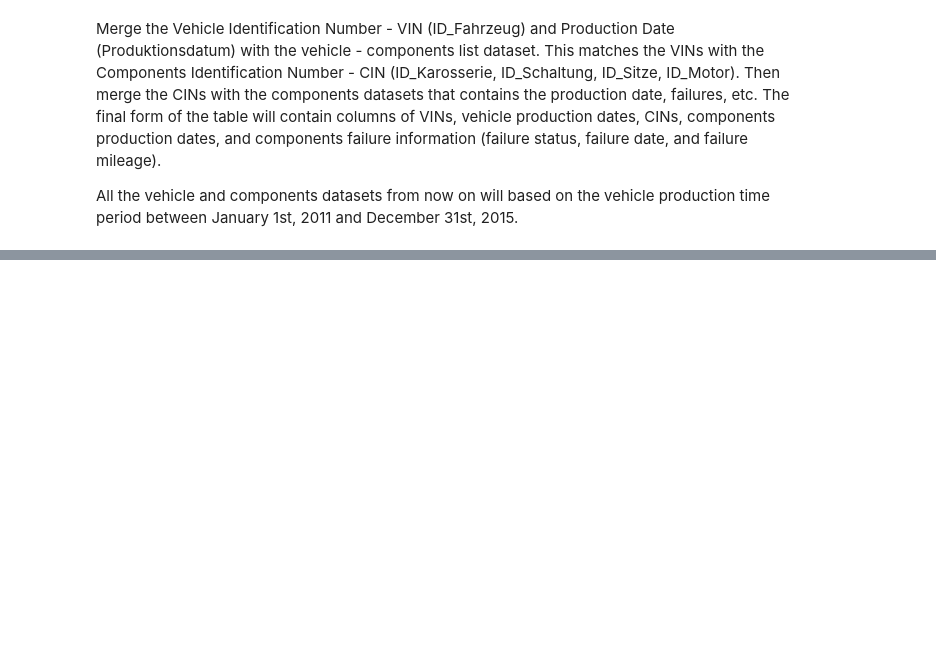
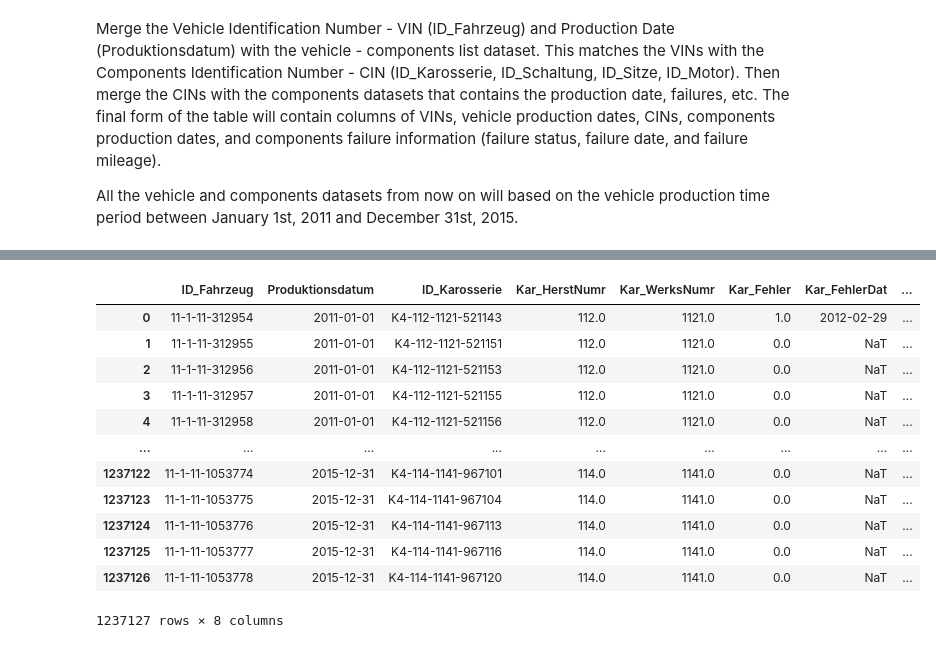
Before and after one commit to amrul87/IDA, a Jupyter notebook: Case_Study_IDA_Group_33/Case_Study_Group_33.ipynb, the cells around one changed output, grey strips where cells are left out. Saved outputs shown, nothing was run; the diff lists cells and outputs as text; code cells hidden in the pictures; blank space fills up the shorter version.

```diff
--- a/Case_Study_IDA_Group_33/Case_Study_Group_33.ipynb
+++ b/Case_Study_IDA_Group_33/Case_Study_Group_33.ipynb
@@ -237 +285,17 @@ fahr1_11_kompList
+# %%
+fahr1_11Karosserie#.loc[:,'ID_Karosserie':'Kar_FehlerFahrleist']
+# %% [output]
+|  | ID_Fahrzeug | Produktionsdatum | ID_Karosserie | Kar_HerstNumr | Kar_WerksNumr | Kar_Fehler | Kar_FehlerDat | ... |
+| 0 | 11-1-11-312954 | 2011-01-01 | K4-112-1121-521143 | 112.0 | 1121.0 | 1.0 | 2012-02-29 | ... |
+| 1 | 11-1-11-312955 | 2011-01-01 | K4-112-1121-521151 | 112.0 | 1121.0 | 0.0 | NaT | ... |
+| 2 | 11-1-11-312956 | 2011-01-01 | K4-112-1121-521153 | 112.0 | 1121.0 | 0.0 | NaT | ... |
+| 3 | 11-1-11-312957 | 2011-01-01 | K4-112-1121-521155 | 112.0 | 1121.0 | 0.0 | NaT | ... |
+| 4 | 11-1-11-312958 | 2011-01-01 | K4-112-1121-521156 | 112.0 | 1121.0 | 0.0 | NaT | ... |
+| ... | ... | ... | ... | ... | ... | ... | ... | ... |
+| 1237122 | 11-1-11-1053774 | 2015-12-31 | K4-114-1141-967101 | 114.0 | 1141.0 | 0.0 | NaT | ... |
+| 1237123 | 11-1-11-1053775 | 2015-12-31 | K4-114-1141-967104 | 114.0 | 1141.0 | 0.0 | NaT | ... |
+| 1237124 | 11-1-11-1053776 | 2015-12-31 | K4-114-1141-967113 | 114.0 | 1141.0 | 0.0 | NaT | ... |
+| 1237125 | 11-1-11-1053777 | 2015-12-31 | K4-114-1141-967116 | 114.0 | 1141.0 | 0.0 | NaT | ... |
+| 1237126 | 11-1-11-1053778 | 2015-12-31 | K4-114-1141-967120 | 114.0 | 1141.0 | 0.0 | NaT | ... |
+1237127 rows × 8 columns
 # %%
```
Also changed, not shown: parts of 11 cells of this notebook.
